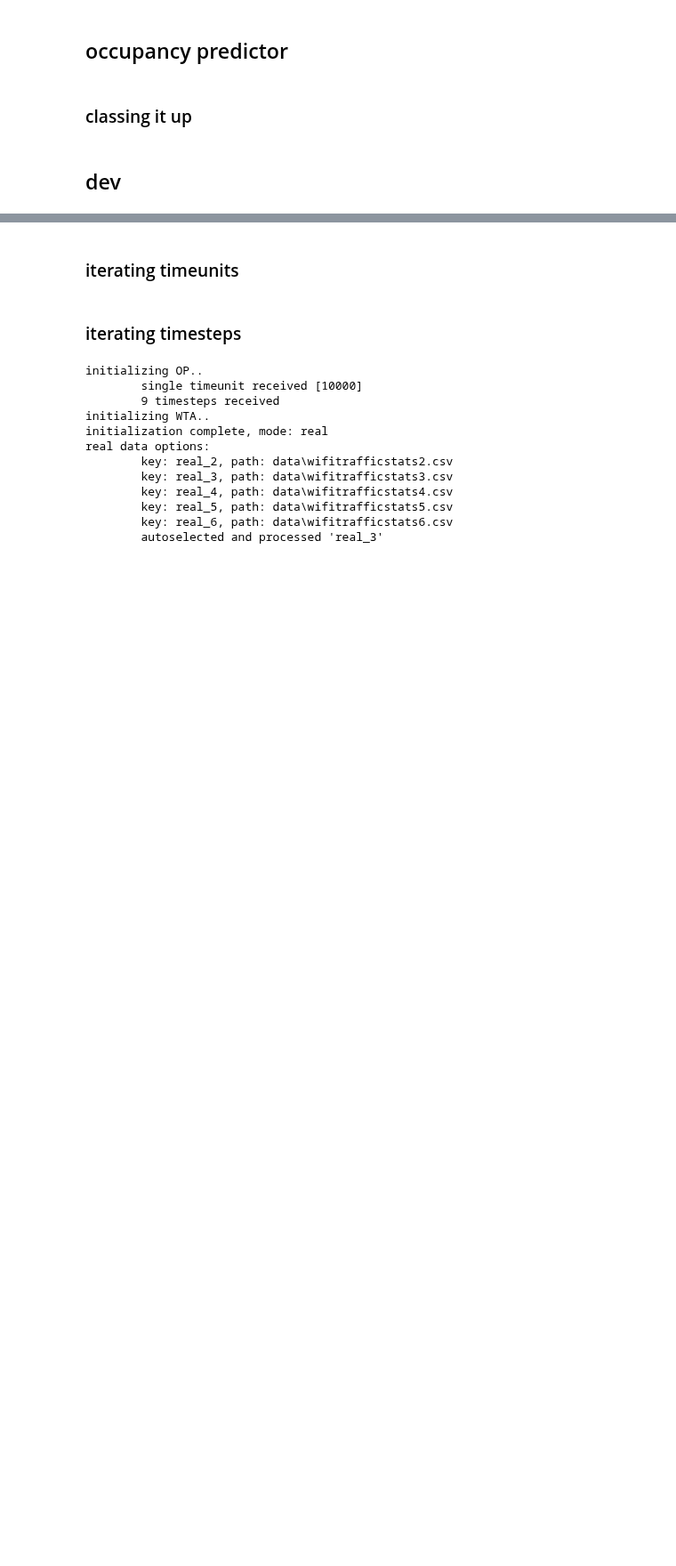
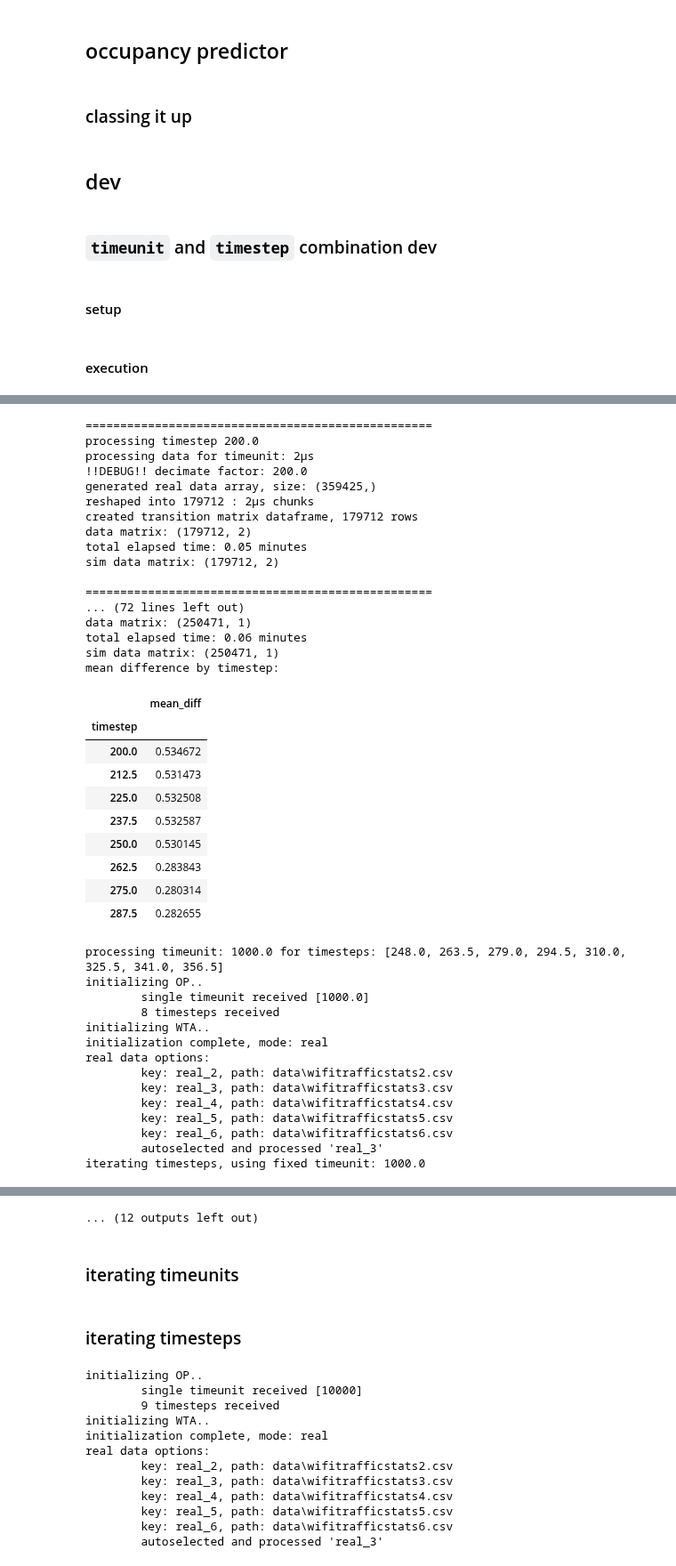
Before and after one commit to tjbergst/data-parsing, a Jupyter notebook: occupancy-prediction.ipynb, the cells around one changed output, grey strips where cells are left out. Shown at 89% size. Saved outputs shown, nothing was run; the diff lists cells and outputs as text; code cells hidden in the pictures; blank space fills up the shorter version.

Commit message:
executing timestep optimization loop

```diff
--- a/occupancy-prediction.ipynb
+++ b/occupancy-prediction.ipynb
@@ -193,10 +142,11 @@ class OccupancyPredictor:
 
 
     def decimate_signal(self, data_array, factor):
+        print(f'!!DEBUG!! decimate factor: {factor}')
         with suppress(FutureWarning):
             return signal.decimate(
                 tuple(data_array),
-                factor,
+                int(factor),
                 ftype='fir'
             )
 
@@ -421,3 +371,7 @@ class OccupancyPredictor:
         )
 # %% [markdown]
 ## dev
+# %% [markdown]
+### `timeunit` and `timestep` combination dev
+# %% [markdown]
+#### setup
@@ -423,0 +413,31 @@ class OccupancyPredictor:
+# %% [markdown]
+#### execution
+# %%
+full_comp_dict = {}
+stats_dict = {}
+
+for row in tqdm_notebook(extrap_df.itertuples(), total=extrap_df.shape[0]):
+    timeunit = row.timeunit * 1000
+    timestep_list = list(
+        np.arange(
+            row.timestep-0.2*row.timestep,
+            row.timestep+0.2*row.timestep,
+            0.05*row.timestep
+        )
+    )
+
+    print(f'processing timeunit: {timeunit} for timesteps: {timestep_list}')
+
+    OP = OccupancyPredictor(
+        real_data_path_dict,
+        timeunits=timeunit,
+        timesteps=timestep_list,
+        autoselect_file=True
+    )
+
+    OP.iterate_timesteps()
+    OP.post_process_dataframe()
+
+    full_comp_dict[row.timeunit] = OP.full_comp_df
+    stats_dict[row.timeunit] = OP.comp_stats_df
+# %% [output]
@@ -423,0 +460,41 @@ class OccupancyPredictor:
+==================================================
+processing timestep 200.0
+processing data for timeunit: 2µs
+!!DEBUG!! decimate factor: 200.0
+generated real data array, size: (359425,)
+reshaped into 179712 : 2µs chunks
+created transition matrix dataframe, 179712 rows
+data matrix: (179712, 2)
+total elapsed time: 0.05 minutes
+sim data matrix: (179712, 2)
+
+==================================================
+... (72 lines left out)
+data matrix: (250471, 1)
+total elapsed time: 0.06 minutes
+sim data matrix: (250471, 1)
+mean difference by timestep:
+|  | mean_diff |
+| timestep |  |
+| 200.0 | 0.534672 |
+| 212.5 | 0.531473 |
+| 225.0 | 0.532508 |
+| 237.5 | 0.532587 |
+| 250.0 | 0.530145 |
+| 262.5 | 0.283843 |
+| 275.0 | 0.280314 |
+| 287.5 | 0.282655 |
+processing timeunit: 1000.0 for timesteps: [248.0, 263.5, 279.0, 294.5, 310.0, 325.5, 341.0, 356.5]
+initializing OP..
+        single timeunit received [1000.0]
+        8 timesteps received
+initializing WTA..
+initialization complete, mode: real
+real data options:
+        key: real_2, path: data\wifitrafficstats2.csv
+        key: real_3, path: data\wifitrafficstats3.csv
+        key: real_4, path: data\wifitrafficstats4.csv
+        key: real_5, path: data\wifitrafficstats5.csv
+        key: real_6, path: data\wifitrafficstats6.csv
+        autoselected and processed 'real_3'
+iterating timesteps, using fixed timeunit: 1000.0
@@ -424,3 +561,4 @@ class OccupancyPredictor:
+... (12 outputs left out)
 # %% [markdown]
 ### iterating timeunits
 # %%
```
Also changed, not shown: parts of 6 cells of this notebook.
